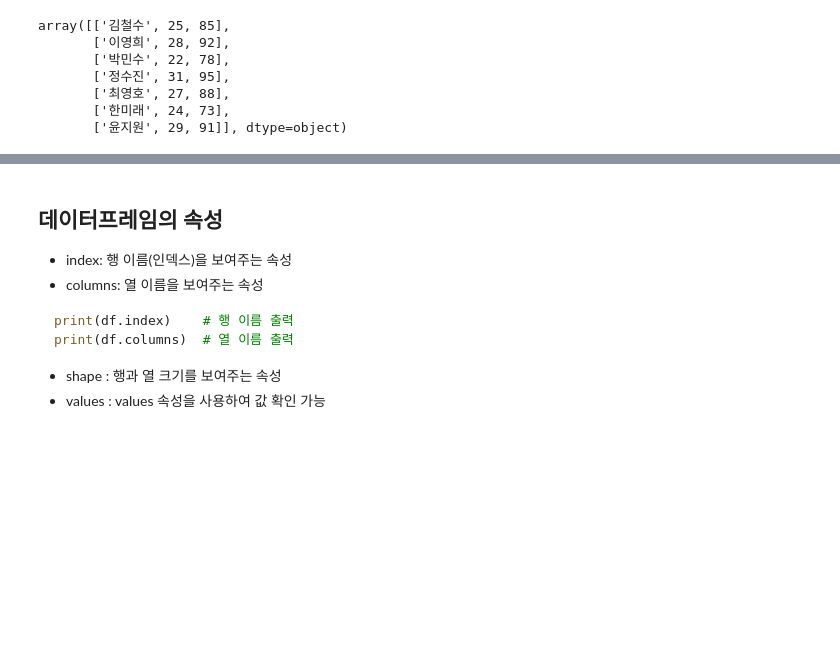
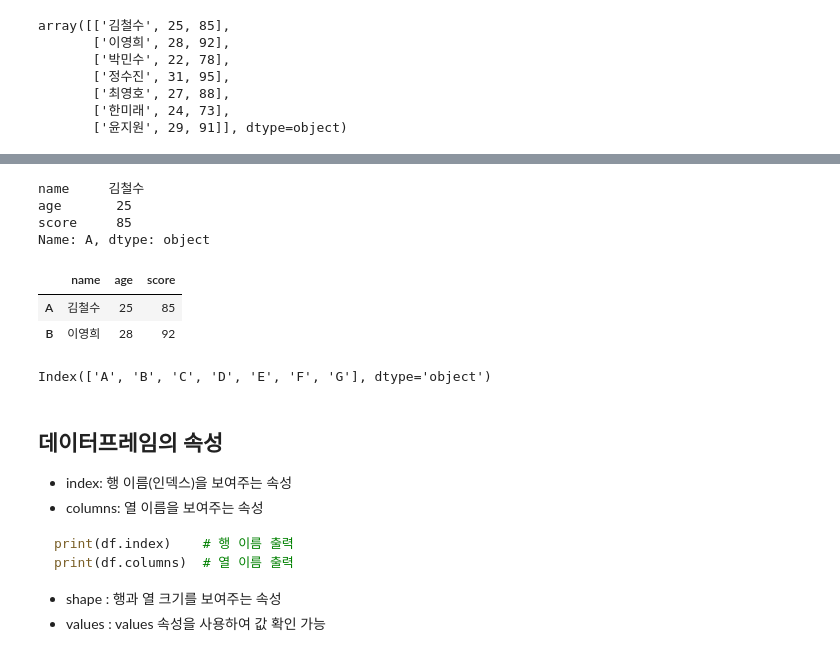
Before and after one commit to LYSS-LGU/3week-hipython, a Jupyter notebook: 13_판다스.ipynb, the cells around one changed output, grey strips where cells are left out. Drawn from its saved outputs; the diff is of its cells as text; code cells hidden in the pictures; blank space fills up the shorter version.

```diff
--- a/13_판다스.ipynb
+++ b/13_판다스.ipynb
@@ -394,0 +474,24 @@ array([['김철수', 25, 85],
+# %%
+df.iloc[0]  #행단위 인덱싱
+# %% [output]
+name     김철수
+age       25
+score     85
+Name: A, dtype: object
+# %%
+df.iloc[0:2] #행단위 슬라이싱 -1
+# %% [output]
+|  | name | age | score |
+| A | 김철수 | 25 | 85 |
+| B | 이영희 | 28 | 92 |
+# %%
+# df.loc[0]  #행단위는 iloc, 이름단위 loc
+# .loc[]은 "인덱스 이름(label)" 기반 접근
+# 너의 df는 숫자 인덱스처럼 보여도, 실제로는 0이 아닐 수 있어
+# 이럴 땐 df.loc[0]은 없는 인덱스를 찾으려 하니까 KeyError 발생
+# 방법 1: 진짜 숫자 위치로 접근하려면 .iloc[] 사용
+
+df.iloc[0]  # 0번째 행
+print(df.index)
+# %% [output]
+Index(['A', 'B', 'C', 'D', 'E', 'F', 'G'], dtype='object')
```
Also changed, not shown: parts of 39 cells of this notebook.
